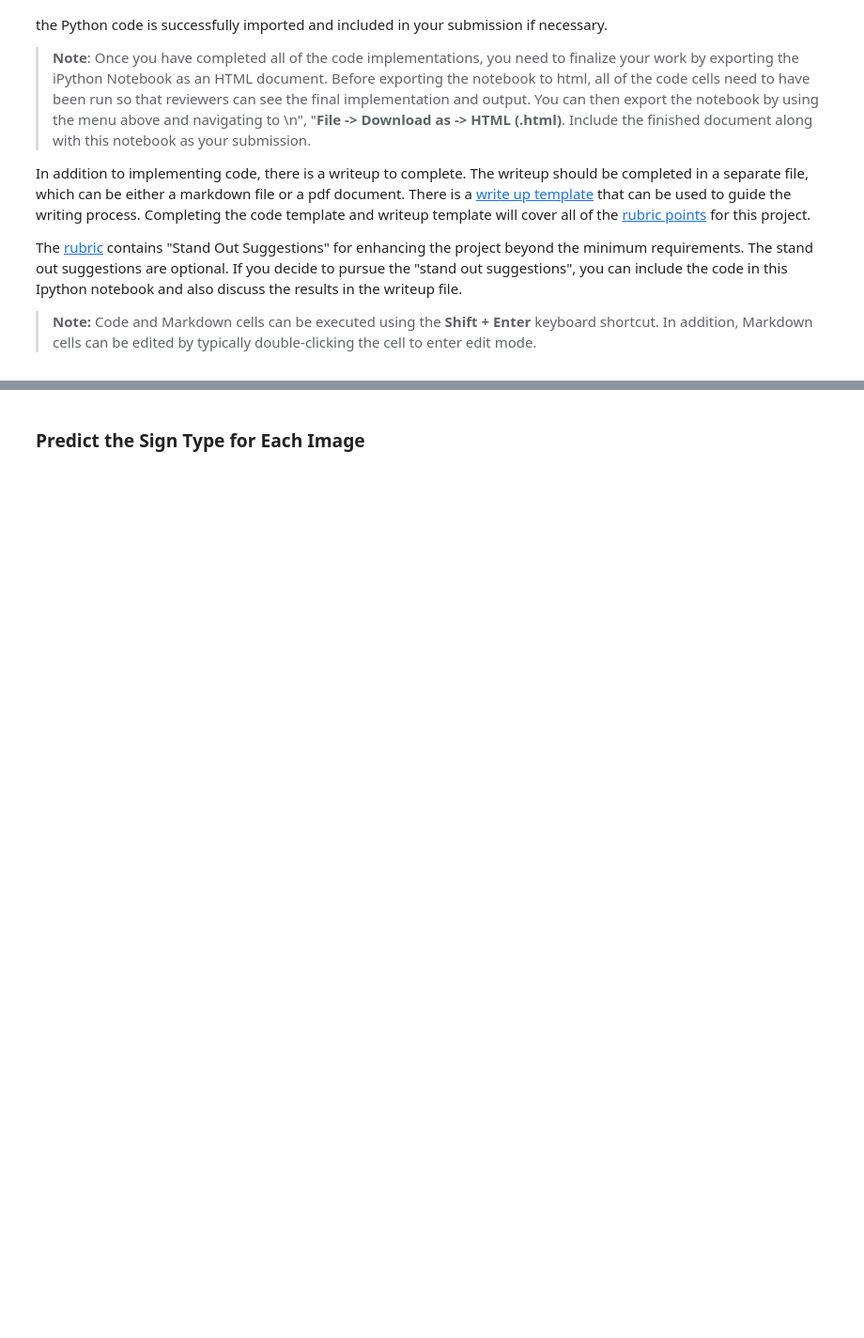
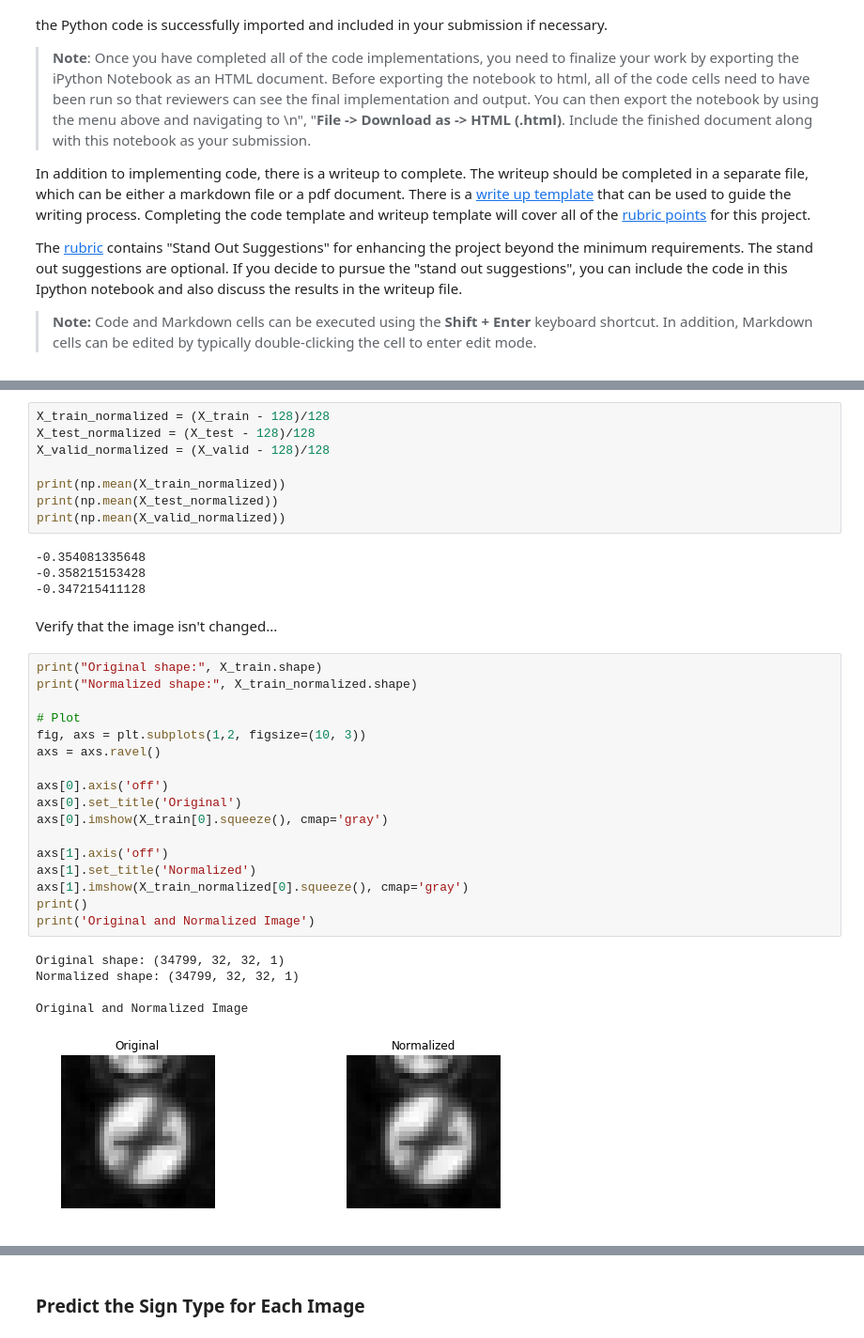
Before and after one commit to MichaelCharlesGreen/T1P3-Traffic-Sign-Classifier, a Jupyter notebook: Traffic_Sign_Classifier.ipynb, the cells around one changed output, grey strips where cells are left out. Shown at 94% size. Cells and saved outputs as stored; diff of their text form; blank space fills up the shorter version.

```diff
--- a/Traffic_Sign_Classifier.ipynb
+++ b/Traffic_Sign_Classifier.ipynb
@@ -250,0 +356,37 @@ You may find `signnames.csv` useful as it contains mappings from the class id (i
+# %%
+X_train_normalized = (X_train - 128)/128
+X_test_normalized = (X_test - 128)/128
+X_valid_normalized = (X_valid - 128)/128
+
+print(np.mean(X_train_normalized))
+print(np.mean(X_test_normalized))
+print(np.mean(X_valid_normalized))
+# %% [output]
+-0.354081335648
+-0.358215153428
+-0.347215411128
+# %% [markdown]
+Verify that the image isn't changed...
+# %%
+print("Original shape:", X_train.shape)
+print("Normalized shape:", X_train_normalized.shape)
+
+# Plot
+fig, axs = plt.subplots(1,2, figsize=(10, 3))
+axs = axs.ravel()
+
+axs[0].axis('off')
+axs[0].set_title('Original')
+axs[0].imshow(X_train[0].squeeze(), cmap='gray')
+
+axs[1].axis('off')
+axs[1].set_title('Normalized')
+axs[1].imshow(X_train_normalized[0].squeeze(), cmap='gray')
+print()
+print('Original and Normalized Image')
+# %% [output]
+Original shape: (34799, 32, 32, 1)
+Normalized shape: (34799, 32, 32, 1)
+
+Original and Normalized Image
+[figure, added]
```
Also changed, not shown: parts of 115 cells of this notebook, 51 other files.
